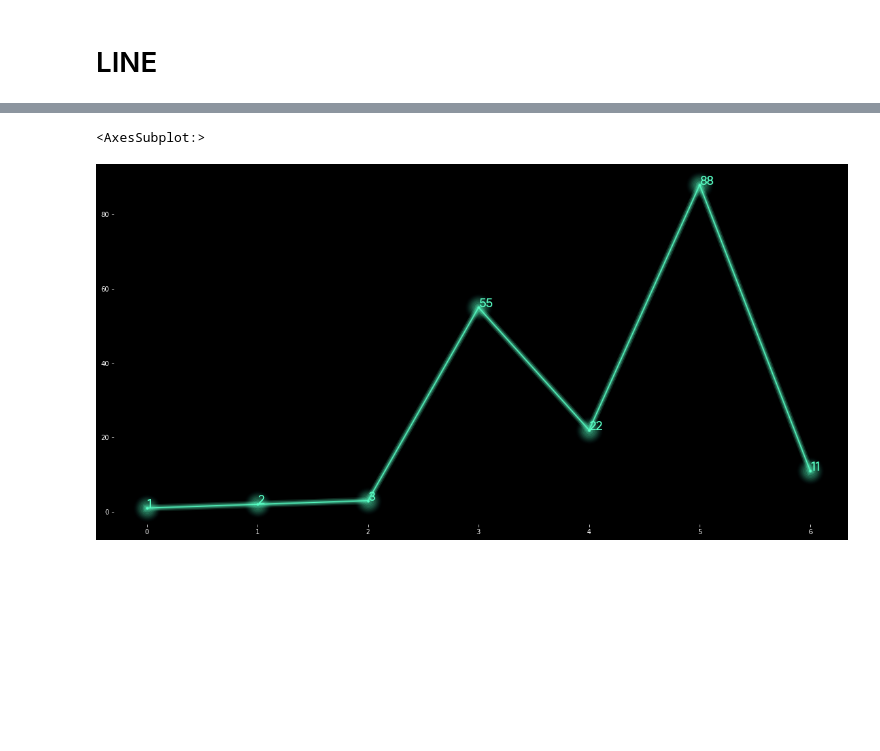
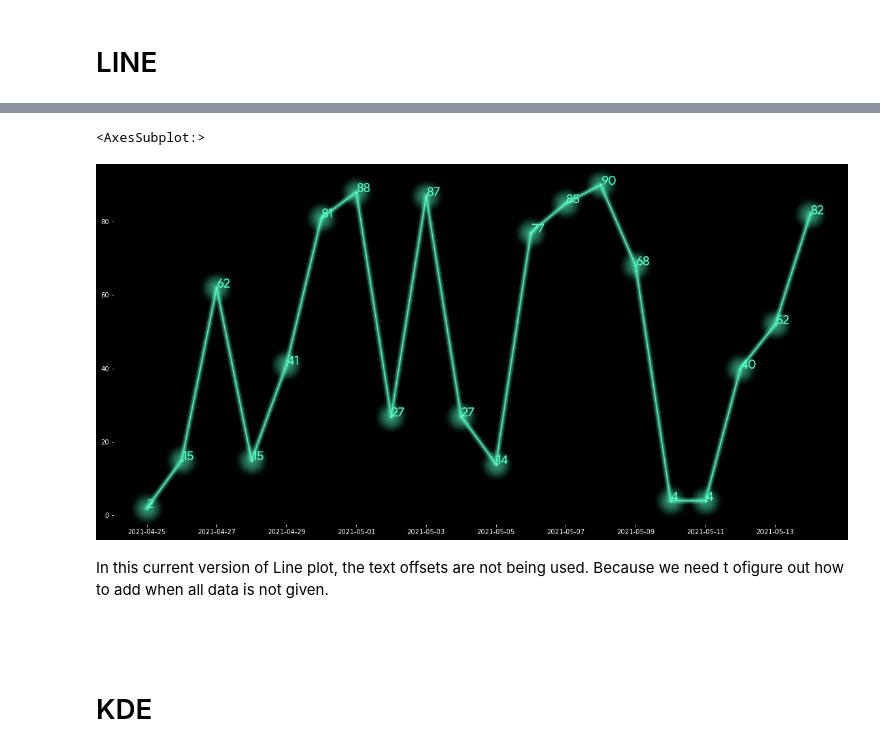
Before and after one commit to AayushSameerShah/neona, a Jupyter notebook: checks.ipynb, the cells around one changed output, grey strips where cells are left out. Saved outputs shown, nothing was run; the diff lists cells and outputs as text; code cells hidden in the pictures; blank space fills up the shorter version.

```diff
--- a/checks.ipynb
+++ b/checks.ipynb
@@ -150,10 +159,14 @@ def lineplot(x, y= None, spines= True, figsize= None, point_size= 2,
 
     return ax
 # %%
-lineplot([1,2,3, 55, 22, 88, 11], figsize= (20, 10), point_marker= 'o', point_size= 2, spines= False,
+neona.lineplot(df.index, df[0], figsize= (20, 10), point_marker= 'o', point_size= 3, spines= False,
         font_dict= dict(fontfamily= "product sans", fontsize= 20), show_marks= True, show_values= True)
 # %% [output]
 <AxesSubplot:>
-[figure, old version]
+[figure, new version]
+# %% [markdown]
+In this current version of Line plot, the text offsets are not being used. Because we need t ofigure out how to add when all data is not given.
 # %% [markdown]
 #
+# %% [markdown]
+#  KDE
```
Also changed, not shown: parts of 10 cells of this notebook, 1 other file.
